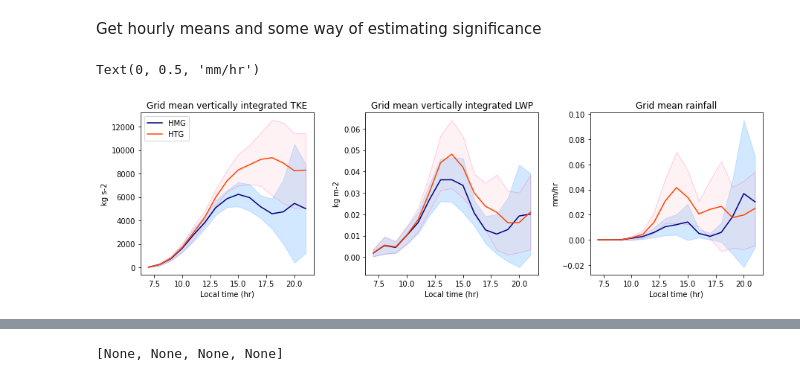
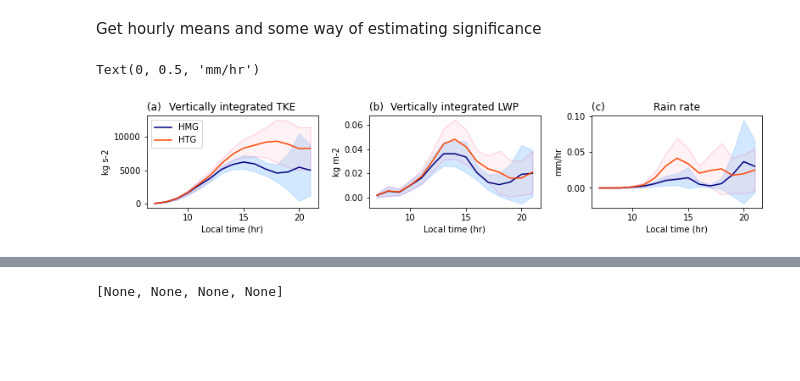
Before and after one commit to megandevlan/CLASP_ensOptions, a Jupyter notebook: InitialProposal.ipynb, the cells around one changed output, grey strips where cells are left out. Cells and saved outputs as stored; diff of their text form; code cells hidden in the pictures; blank space fills up the shorter version.

```diff
--- a/InitialProposal.ipynb
+++ b/InitialProposal.ipynb
@@ -309,7 +345,7 @@ CIlevel = 1.960   ## 95% CI
 # %%
 ## Plot differences in the annual cycle of rainfall
 
-fig,axs = plt.subplots(1,3, figsize=(15,4))
+fig,axs = plt.subplots(1,3, figsize=(13,2))
 axs     = axs.ravel()
 fig.subplots_adjust(wspace=0.3)
 
@@ -326,7 +362,8 @@ axs[0].fill_between(hourlyMean_LESmom.hour.values,
                  hourlyMean_LESmom.sel(case='HTG').tke.values + (CIlevel*hourlySE_LESmom.sel(case='HTG').tke.values),
                  alpha=0.2, facecolor='pink',edgecolor='deeppink')
 axs[0].legend(loc='upper left')
-axs[0].set_title('Grid mean vertically integrated TKE')
+axs[0].set_title('(a) ', loc='left')
+axs[0].set_title('Vertically integrated TKE')
 axs[0].set_xlabel('Local time (hr)')
 axs[0].set_ylabel(LES_allDays_allVars.tke.units)
 
@@ -337,36 +374,40 @@ axs[1].fill_between(hourlyMean_LESmom.hour.values,
                  hourlyMean_LESmom.sel(case='HMG').lwp.values - (CIlevel*hourlySE_LESmom.sel(case='HMG').lwp.values),
                  hourlyMean_LESmom.sel(case='HMG').lwp.values + (CIlevel*hourlySE_LESmom.sel(case='HMG').lwp.values),
                  alpha=0.2, facecolor='dodgerblue',edgecolor='dodgerblue')
 axs[1].plot(hourlyMean_LESmom.hour.values, hourlyMean_LESmom.sel(case='HTG').lwp.values, '-', color='orangered', label='HTG')
 axs[1].fill_between(hourlyMean_LESmom.hour.values,
                  hourlyMean_LESmom.sel(case='HTG').lwp.values - (CIlevel*hourlySE_LESmom.sel(case='HTG').lwp.values),
                  hourlyMean_LESmom.sel(case='HTG').lwp.values + (CIlevel*hourlySE_LESmom.sel(case='HTG').lwp.values),
                  alpha=0.2, facecolor='pink',edgecolor='deeppink')
 # axs[1].legend()
-axs[1].set_title('Grid mean vertically integrated LWP')
+axs[1].set_title('(b) ', loc='left')
+axs[1].set_title('Vertically integrated LWP')
 axs[1].set_xlabel('Local time (hr)')
 axs[1].set_ylabel(LES_allDays_allVars.lwp.units)
 
 
 ## Grid mean rainfall
 axs[2].plot(hourlyMean_LESdef.hour.values, hourlyMean_LESdef.sel(case='HMG').meanRain.values, color='navy', label='HMG')
 axs[2].fill_between(hourlyMean_LESdef.hour.values,
                  hourlyMean_LESdef.sel(case='HMG').meanRain.values - (CIlevel*hourlySE_LESdef.sel(case='HMG').meanRain.values),
                  hourlyMean_LESdef.sel(case='HMG').meanRain.values + (CIlevel*hourlySE_LESdef.sel(case='HMG').meanRain.values),
                  alpha=0.2, facecolor='dodgerblue',edgecolor='dodgerblue')
 axs[2].plot(hourlyMean_LESdef.hour.values, hourlyMean_LESdef.sel(case='HTG').meanRain.values, color='orangered', label='HTG')
 axs[2].fill_between(hourlyMean_LESdef.hour.values,
                  hourlyMean_LESdef.sel(case='HTG').meanRain.values - (CIlevel*hourlySE_LESdef.sel(case='HTG').meanRain.values),
                  hourlyMean_LESdef.sel(case='HTG').meanRain.values + (CIlevel*hourlySE_LESdef.sel(case='HTG').meanRain.values),
                  alpha=0.2, facecolor='pink',edgecolor='deeppink')
 # axs[2].legend()
-axs[2].set_title('Grid mean rainfall')
+axs[2].set_title('(c) ', loc='left')
+axs[2].set_title('Rain rate')
 axs[2].set_xlabel('Local time (hr)')
 # axs[2].set_ylabel(LES_newDefault.AVS_RAIN.units)
 axs[2].set_ylabel('mm/hr')
+
+# axs[0].rcParams.update({'font.size': 14})
 # %% [output]
 Text(0, 0.5, 'mm/hr')
-[figure, old version]
+[figure, new version]
 # %%
 # Define dataframe
 
```
Also changed, not shown: parts of 80 cells of this notebook, 2 other files.
